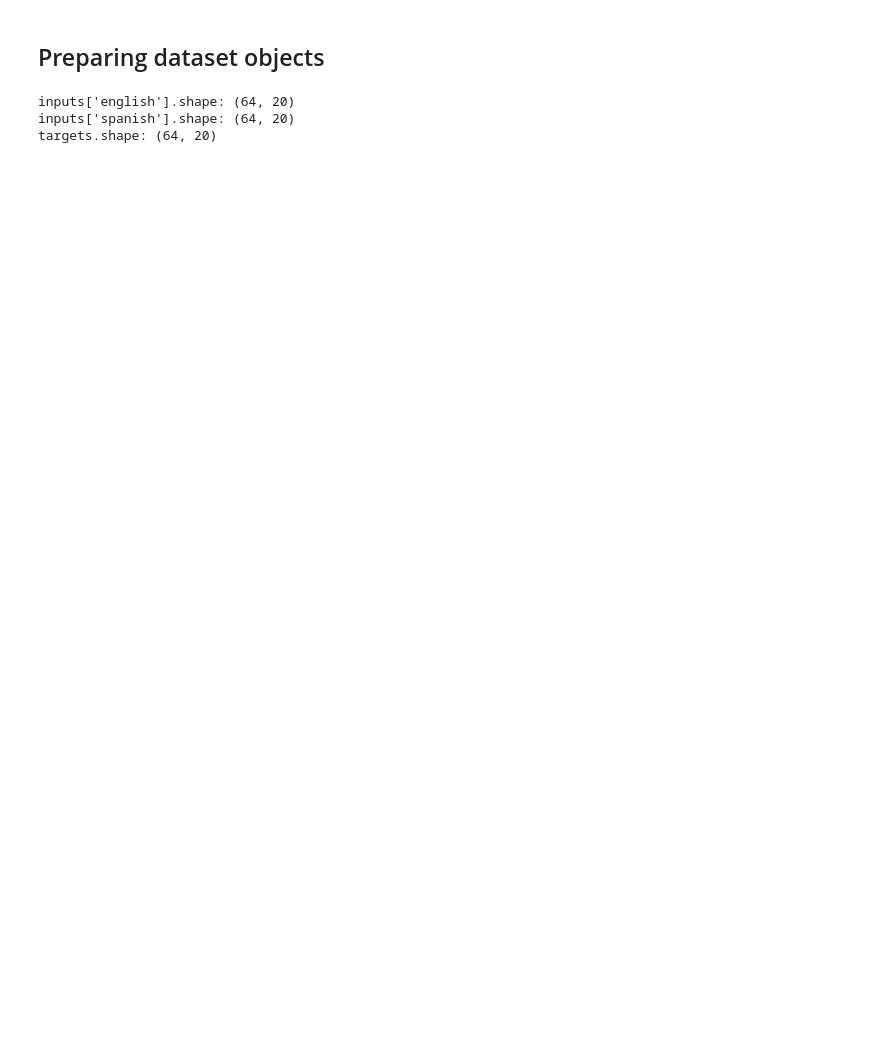
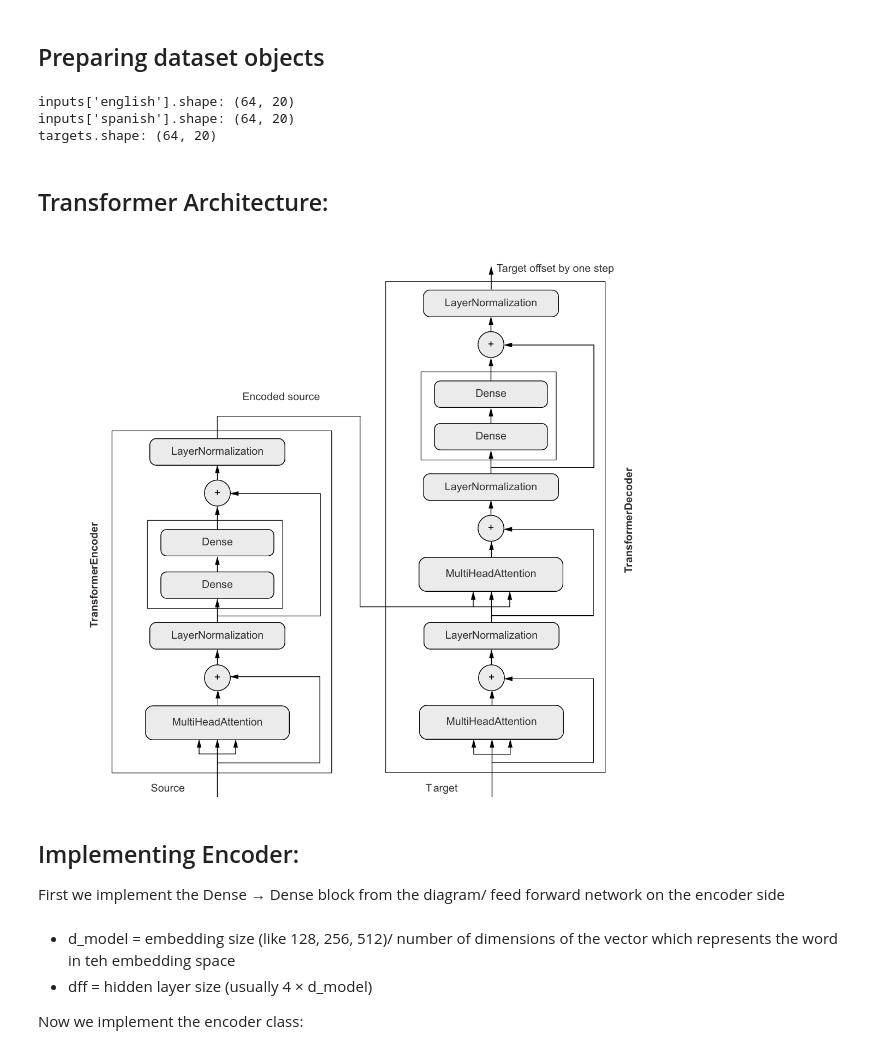
Before and after one commit to CheeseCakeyy/Learning-TensorFlow-Keras, a Jupyter notebook: Different types of ML problems/machine-translation-example.ipynb, the cells around one changed output. Saved outputs shown, nothing was run; the diff lists cells and outputs as text; code cells hidden in the pictures; blank space fills up the shorter version.

```diff
--- a/Different types of ML problems/machine-translation-example.ipynb
+++ b/Different types of ML problems/machine-translation-example.ipynb
@@ -162,3 +163,13 @@ for inputs, targets in train_ds.take(1):
 inputs['english'].shape: (64, 20)
 inputs['spanish'].shape: (64, 20)
 targets.shape: (64, 20)
+# %% [markdown]
+## Transformer Architecture:
+# %%
+from IPython.display import Image
+Image(filename='/kaggle/input/datasets/adwaittagalpallewar/archictecture/architecture.png')
+# %% [output]
+[figure, added]
+# %% [markdown]
+##  Implementing Encoder:
+First we implement the Dense → Dense block from the diagram/ feed forward network on the encoder side
@@ -164,0 +182,5 @@ targets.shape: (64, 20)
+# %% [markdown]
+* d_model = embedding size (like 128, 256, 512)/ number of dimensions of the vector which represents the word in teh embedding space
+* dff = hidden layer size (usually 4 × d_model)
+
+Now we implement the encoder class:
```
Also changed, not shown: parts of 31 cells of this notebook.
